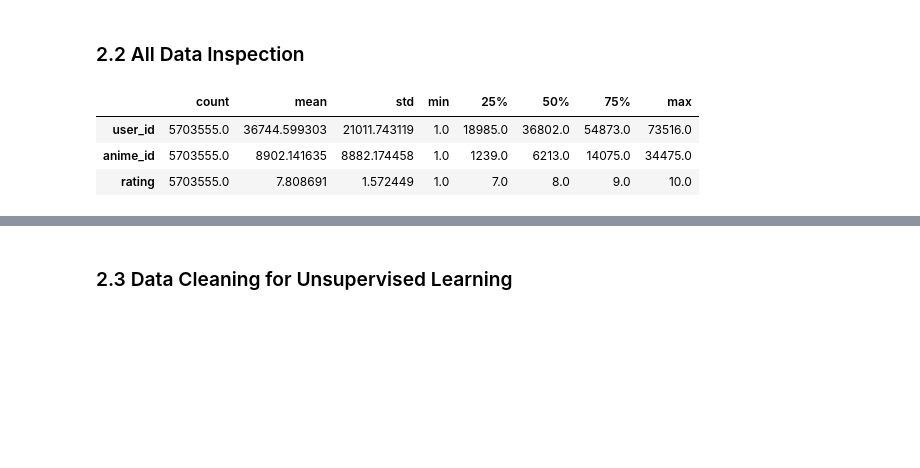
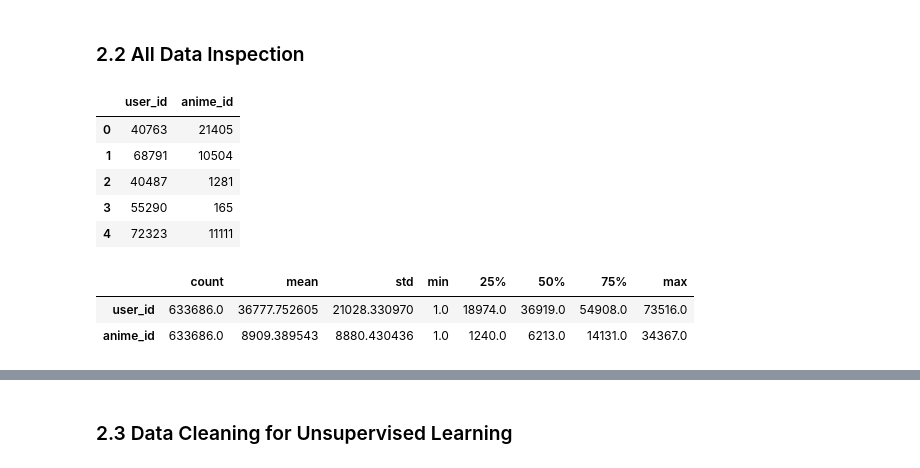
Before and after one commit to mneo823/25_NM_TM_PTDS_Classification_Project, a Jupyter notebook: model.ipynb, the cells around one changed output, grey strips where cells are left out. Saved outputs shown, nothing was run; the diff lists cells and outputs as text; code cells hidden in the pictures; blank space fills up the shorter version.

```diff
--- a/model.ipynb
+++ b/model.ipynb
@@ -310,13 +339,17 @@ nltk.download('punkt_tab')
 ### 2.2 All Data Inspection
 # %%
 # Describe numeric columns
+display(test.head())
 test.describe().T
-#train.describe().T
-#anime.describe().T
 # %% [output]
-|  | count | mean | std | min | 25% | 50% | 75% | max |
-| user_id | 5703555.0 | 36744.599303 | 21011.743119 | 1.0 | 18985.0 | 36802.0 | 54873.0 | 73516.0 |
-| anime_id | 5703555.0 | 8902.141635 | 8882.174458 | 1.0 | 1239.0 | 6213.0 | 14075.0 | 34475.0 |
-| rating | 5703555.0 | 7.808691 | 1.572449 | 1.0 | 7.0 | 8.0 | 9.0 | 10.0 |
+|  | user_id | anime_id |
+| 0 | 40763 | 21405 |
+| 1 | 68791 | 10504 |
+| 2 | 40487 | 1281 |
+| 3 | 55290 | 165 |
+| 4 | 72323 | 11111 |
+|  | count | mean | std | min | 25% | 50% | 75% | max |
+| user_id | 633686.0 | 36777.752605 | 21028.330970 | 1.0 | 18974.0 | 36919.0 | 54908.0 | 73516.0 |
+| anime_id | 633686.0 | 8909.389543 | 8880.430436 | 1.0 | 1240.0 | 6213.0 | 14131.0 | 34367.0 |
 # %%
 # Describe numeric columns
```
Also changed, not shown: parts of 46 cells of this notebook, 7 other files.
